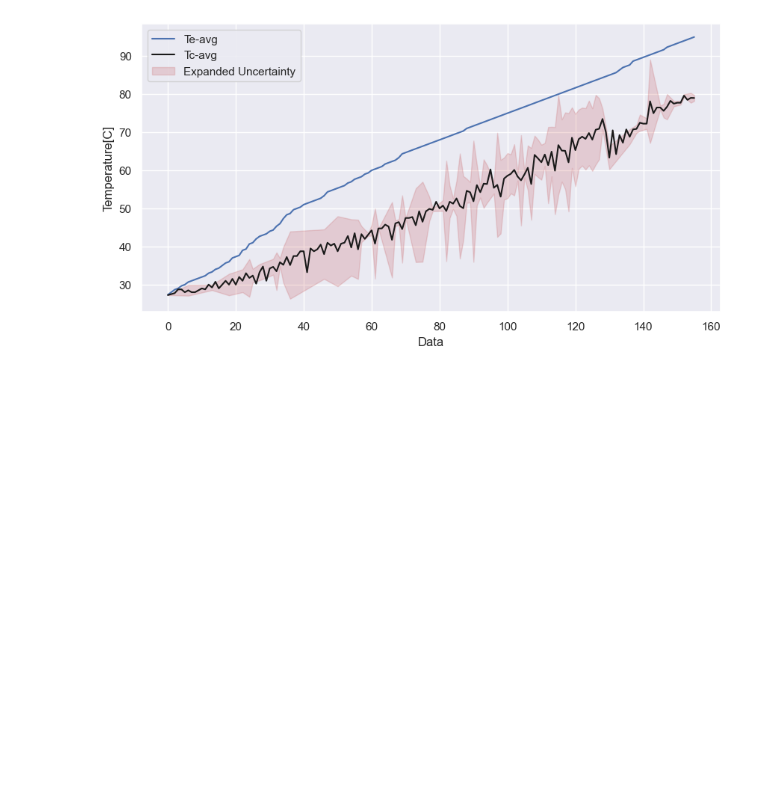
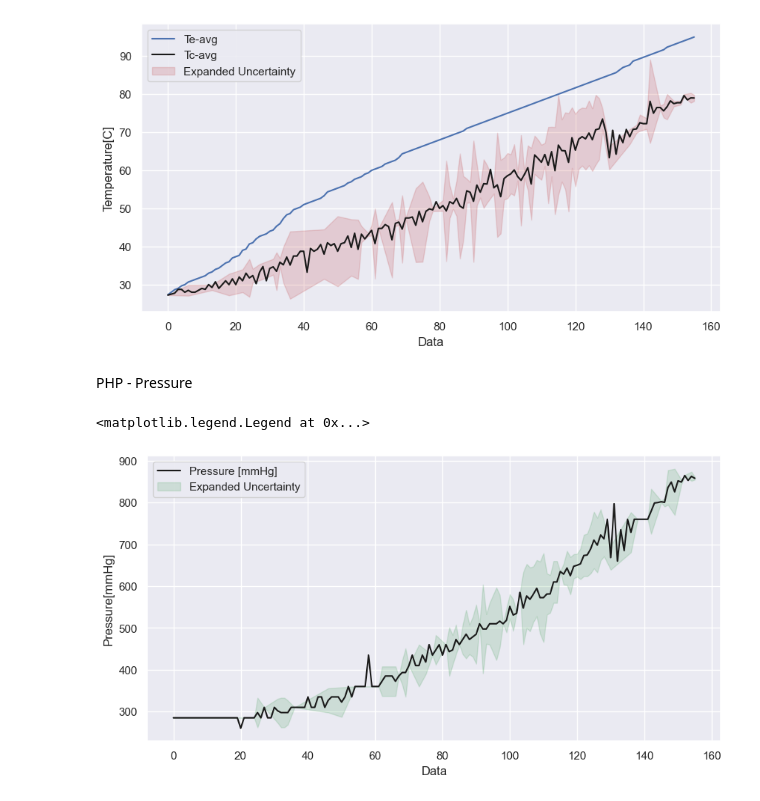
Before and after one commit to nirmalparmarphd/PulseHeatPipe, a Jupyter notebook: DA_php_al203_60fr.ipynb, the cells around one changed output. Drawn from its saved outputs; the diff is of its cells as text; code cells hidden in the pictures; blank space fills up the shorter version.

Commit message:
php pressure graph added

```diff
--- a/DA_php_al203_60fr.ipynb
+++ b/DA_php_al203_60fr.ipynb
@@ -146,3 +152,17 @@ plt.legend()
 # %% [output]
 <matplotlib.legend.Legend at 0x...>
 [figure]
+# %% [markdown]
+PHP - Pressure
+# %%
+plt.figure(figsize=(10,5));
+plt.plot(df_mean['Pressure (mm of Hg).1'].index, df_mean['Pressure (mm of Hg).1'], 'k', label='Pressure [mmHg]' )
+idx = df_std.index
+df_mean_idx = df_mean.loc[idx]
+plt.fill_between(df_std['Pressure (mm of Hg).1'].index, df_mean_idx['Pressure (mm of Hg).1'] - 2* df_std['Pressure (mm of Hg).1'], df_mean_idx['Pressure (mm of Hg).1'] + 2* df_std['Pressure (mm of Hg).1'],color='g', alpha=0.2, label='Expanded Uncertainty')
+plt.xlabel('Data')
+plt.ylabel('Pressure[mmHg]')
+plt.legend()
+# %% [output]
+<matplotlib.legend.Legend at 0x...>
+[figure, added]
```
Also changed, not shown: parts of 3 cells of this notebook.
